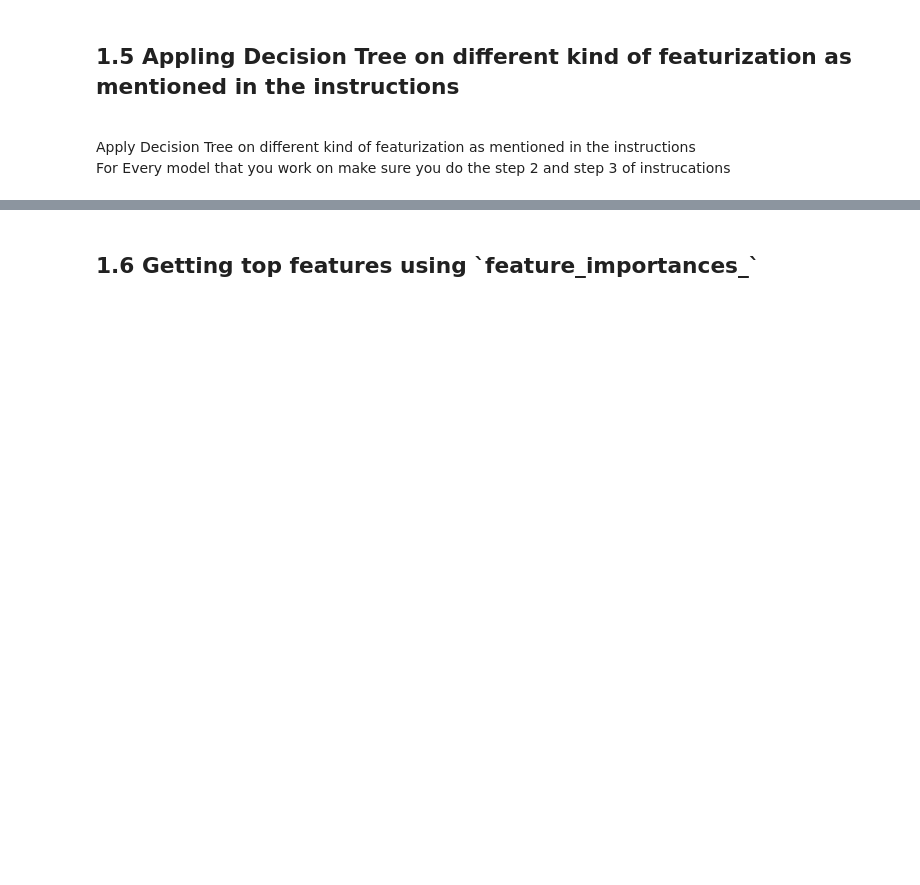
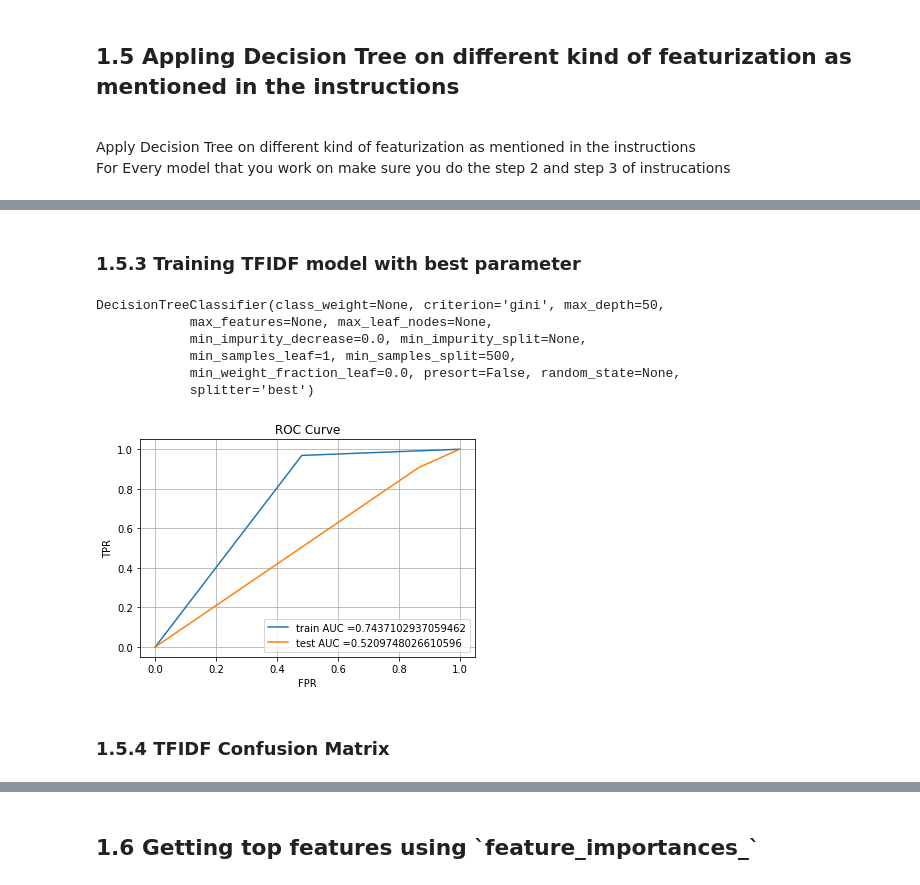
Before and after one commit to iamanik4/Python-Course-Assignment, a Jupyter notebook: 11. Apply Decision Trees on Donors Choose dataset/9_Assignment_DT_Instructions.ipynb, the cells around one changed output, grey strips where cells are left out. Saved outputs shown, nothing was run; the diff lists cells and outputs as text; code cells hidden in the pictures; blank space fills up the shorter version.

```diff
--- a/11. Apply Decision Trees on Donors Choose dataset/9_Assignment_DT_Instructions.ipynb
+++ b/11. Apply Decision Trees on Donors Choose dataset/9_Assignment_DT_Instructions.ipynb
@@ -107,0 +359,21 @@ data = pandas.read_csv('preprocessed_data.csv')
+# %%
+from sklearn.model_selection import GridSearchCV
+from sklearn.tree import DecisionTreeClassifier
+import pandas as pd
+import warnings
+warnings.filterwarnings("ignore")
+
+model_tfidf = DecisionTreeClassifier()
+parameters = {'max_depth':[1,5,10,50],'min_samples_split': [5,10,100,500]}
+
+clf_tfidf = GridSearchCV(model_tfidf,parameters,n_jobs = -1,scoring = 'roc_auc')
+clf_tfidf.fit(X_tr_tfidf,Y_train)
+
+results = pd.DataFrame.from_dict(clf_tfidf.cv_results_)
+
+max_depth = results['param_max_depth']
+min_samples_split = results['param_min_samples_split']
+train_auc= results['mean_train_score']
+train_auc_std= results['std_train_score']
+cv_auc = results['mean_test_score']
+cv_auc_std= results['std_test_score']
@@ -107,0 +402,39 @@ data = pandas.read_csv('preprocessed_data.csv')
+# %% [markdown]
+### 1.5.3 Training TFIDF model with best parameter
+# %%
+clf_tfidf.best_estimator_
+# %% [output]
+DecisionTreeClassifier(class_weight=None, criterion='gini', max_depth=50,
+            max_features=None, max_leaf_nodes=None,
+            min_impurity_decrease=0.0, min_impurity_split=None,
+            min_samples_leaf=1, min_samples_split=500,
+            min_weight_fraction_leaf=0.0, presort=False, random_state=None,
+            splitter='best')
+# %%
+best_max_depth=50
+best_min_samples_split=500
+# %%
+from sklearn.metrics import roc_curve, auc
+import matplotlib.pyplot as plt
+
+best_model = DecisionTreeClassifier(max_depth = best_max_depth, min_samples_split = best_min_samples_split)
+best_model.fit(X_tr_tfidf,Y_train)
+
+y_train_pred = best_model.predict(X_tr_tfidf)
+y_test_pred = best_model.predict(X_te_tfidf)
+
+train_fpr, train_tpr, tr_thresholds = roc_curve(Y_train, y_train_pred)
+test_fpr, test_tpr, te_thresholds = roc_curve(Y_test, y_test_pred)
+
+plt.plot(train_fpr, train_tpr, label="train AUC ="+str(auc(train_fpr, train_tpr)))
+plt.plot(test_fpr, test_tpr, label="test AUC ="+str(auc(test_fpr, test_tpr)))
+plt.legend()
+plt.xlabel("FPR")
+plt.ylabel("TPR")
+plt.title("ROC Curve")
+plt.grid()
+plt.show()
+# %% [output]
+[figure, added]
+# %% [markdown]
+### 1.5.4 TFIDF Confusion Matrix
```
Also changed, not shown: parts of 52 cells of this notebook, 1 other file.
